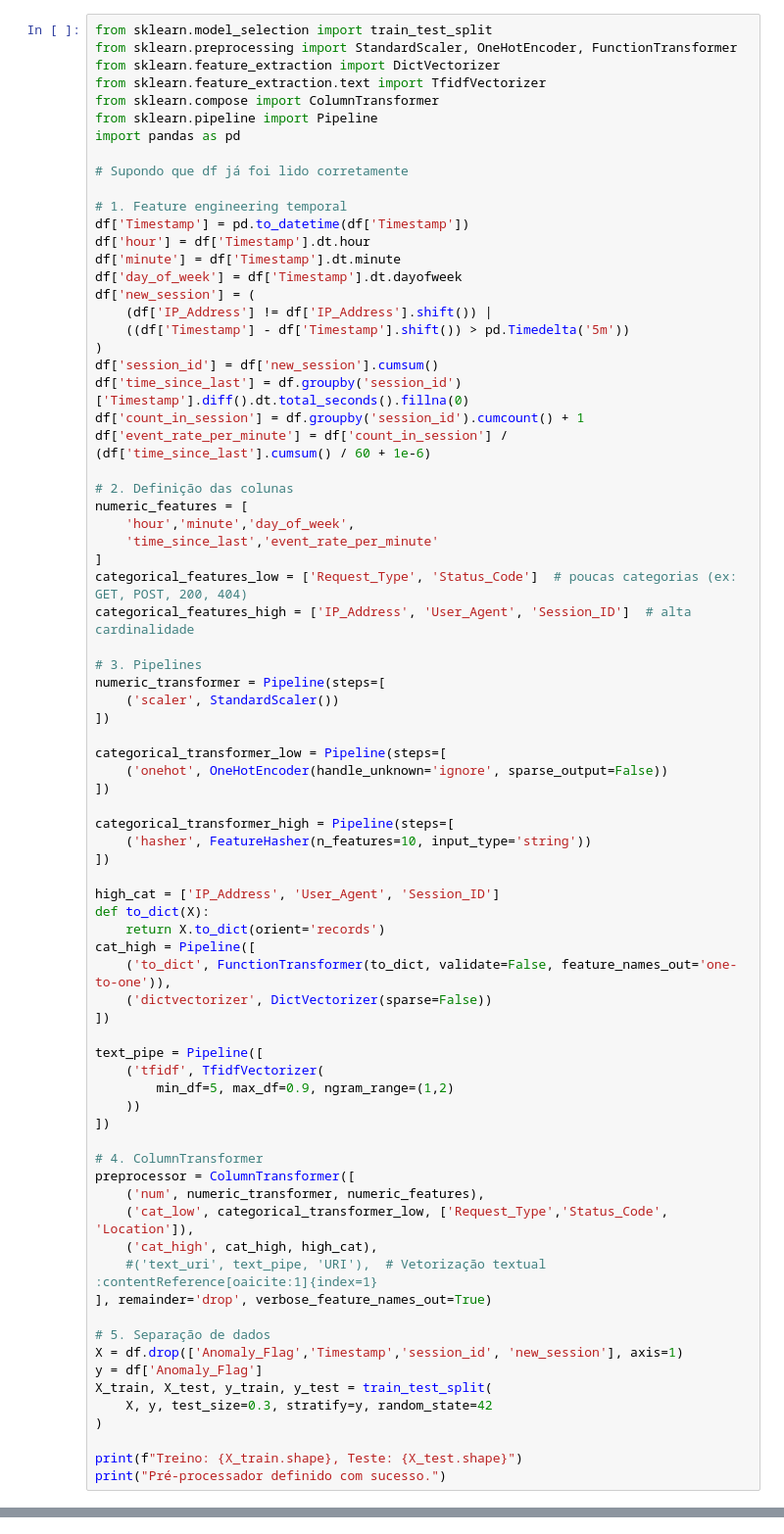
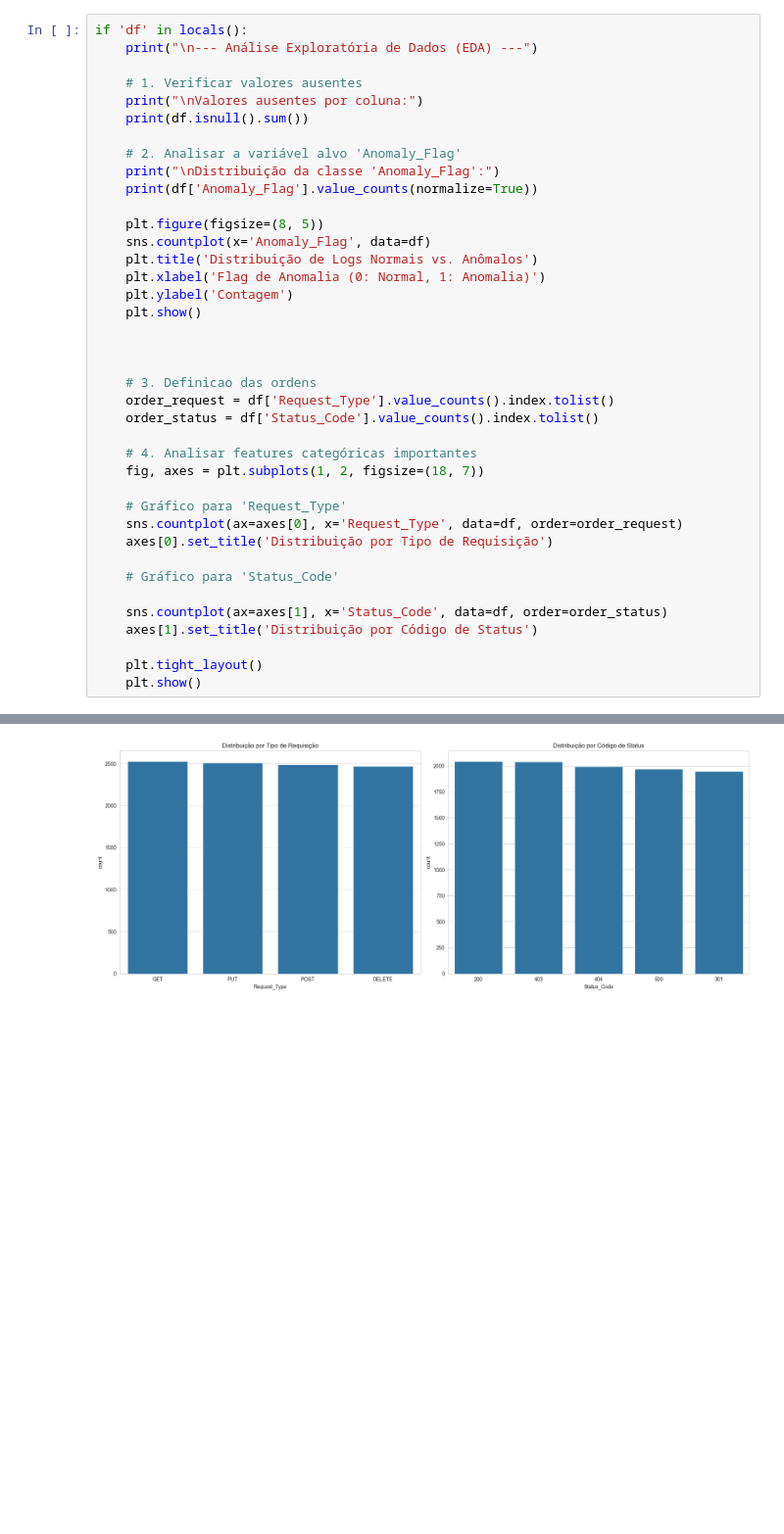
Before and after one commit to GabrielTFV/log-anomaly-detection-ml, a Jupyter notebook: notebooks/01-EDA-Cybersecurity.ipynb, the cells around one changed output, grey strips where cells are left out. Shown at 98% size. Cells and saved outputs as stored; diff of their text form; blank space fills up the shorter version.

Commit message:
Refatoracao do notebook dos dados sinteticos

```diff
--- a/notebooks/01-EDA-Cybersecurity.ipynb
+++ b/notebooks/01-EDA-Cybersecurity.ipynb
@@ -107,78 +58,40 @@ Name: count, dtype: int64
 # %%
-from sklearn.model_selection import train_test_split
-from sklearn.preprocessing import StandardScaler, OneHotEncoder, FunctionTransformer
-from sklearn.feature_extraction import DictVectorizer
-from sklearn.feature_extraction.text import TfidfVectorizer
-from sklearn.compose import ColumnTransformer
-from sklearn.pipeline import Pipeline
-import pandas as pd
+if 'df' in locals():
+    print("\n--- Análise Exploratória de Dados (EDA) ---")
 
-# Supondo que df já foi lido corretamente
+    # 1. Verificar valores ausentes
+    print("\nValores ausentes por coluna:")
+    print(df.isnull().sum())
 
-# 1. Feature engineering temporal
-df['Timestamp'] = pd.to_datetime(df['Timestamp'])
-df['hour'] = df['Timestamp'].dt.hour
-df['minute'] = df['Timestamp'].dt.minute
-df['day_of_week'] = df['Timestamp'].dt.dayofweek
-df['new_session'] = (
-    (df['IP_Address'] != df['IP_Address'].shift()) |
-    ((df['Timestamp'] - df['Timestamp'].shift()) > pd.Timedelta('5m'))
-)
-df['session_id'] = df['new_session'].cumsum()
-df['time_since_last'] = df.groupby('session_id')['Timestamp'].diff().dt.total_seconds().fillna(0)
-df['count_in_session'] = df.groupby('session_id').cumcount() + 1
-df['event_rate_per_minute'] = df['count_in_session'] / (df['time_since_last'].cumsum() / 60 + 1e-6)
+    # 2. Analisar a variável alvo 'Anomaly_Flag'
+    print("\nDistribuição da classe 'Anomaly_Flag':")
+    print(df['Anomaly_Flag'].value_counts(normalize=True))
 
-# 2. Definição das colunas
-numeric_features = [
-    'hour','minute','day_of_week',
-    'time_since_last','event_rate_per_minute'
-]
-categorical_features_low = ['Request_Type', 'Status_Code']  # poucas categorias (ex: GET, POST, 200, 404)
-categorical_features_high = ['IP_Address', 'User_Agent', 'Session_ID']  # alta cardinalidade
+    plt.figure(figsize=(8, 5))
+    sns.countplot(x='Anomaly_Flag', data=df)
+    plt.title('Distribuição de Logs Normais vs. Anômalos')
+    plt.xlabel('Flag de Anomalia (0: Normal, 1: Anomalia)')
+    plt.ylabel('Contagem')
+    plt.show()
 
-# 3. Pipelines
-numeric_transformer = Pipeline(steps=[
-    ('scaler', StandardScaler())
-])
 
-categorical_transformer_low = Pipeline(steps=[
-    ('onehot', OneHotEncoder(handle_unknown='ignore', sparse_output=False))
-])
 
-categorical_transformer_high = Pipeline(steps=[
-    ('hasher', FeatureHasher(n_features=10, input_type='string'))
-])
+    # 3. Definicao das ordens
+    order_request = df['Request_Type'].value_counts().index.tolist()
+    order_status = df['Status_Code'].value_counts().index.tolist()
 
-high_cat = ['IP_Address', 'User_Agent', 'Session_ID']
-def to_dict(X):
-    return X.to_dict(orient='records')
-cat_high = Pipeline([
-    ('to_dict', FunctionTransformer(to_dict, validate=False, feature_names_out='one-to-one')),
-    ('dictvectorizer', DictVectorizer(sparse=False))
-])
+    # 4. Analisar features categóricas importantes
+    fig, axes = plt.subplots(1, 2, figsize=(18, 7))
 
-text_pipe = Pipeline([
-    ('tfidf', TfidfVectorizer(
-        min_df=5, max_df=0.9, ngram_range=(1,2)
-    ))
-])
+    # Gráfico para 'Request_Type'
+    sns.countplot(ax=axes[0], x='Request_Type', data=df, order=order_request)
+    axes[0].set_title('Distribuição por Tipo de Requisição')
 
-# 4. ColumnTransformer
-preprocessor = ColumnTransformer([
-    ('num', numeric_transformer, numeric_features),
-    ('cat_low', categorical_transformer_low, ['Request_Type','Status_Code', 'Location']),
-    ('cat_high', cat_high, high_cat),
-    #('text_uri', text_pipe, 'URI'),  # Vetorização textual :contentReference[oaicite:1]{index=1}
-], remainder='drop', verbose_feature_names_out=True)
+    # Gráfico para 'Status_Code'
 
-# 5. Separação de dados
-X = df.drop(['Anomaly_Flag','Timestamp','session_id', 'new_session'], axis=1)
-y = df['Anomaly_Flag']
-X_train, X_test, y_train, y_test = train_test_split(
-    X, y, test_size=0.3, stratify=y, random_state=42
-)
+    sns.countplot(ax=axes[1], x='Status_Code', data=df, order=order_status)
+    axes[1].set_title('Distribuição por Código de Status')
 
-print(f"Treino: {X_train.shape}, Teste: {X_test.shape}")
-print("Pré-processador definido com sucesso.")
+    plt.tight_layout()
+    plt.show()
 # %% [output]
@@ -187 +117,2 @@ Pré-processador definido com sucesso.
+[figure, added]
 # %%
```
Also changed, not shown: parts of 7 cells of this notebook, 8 other files.
